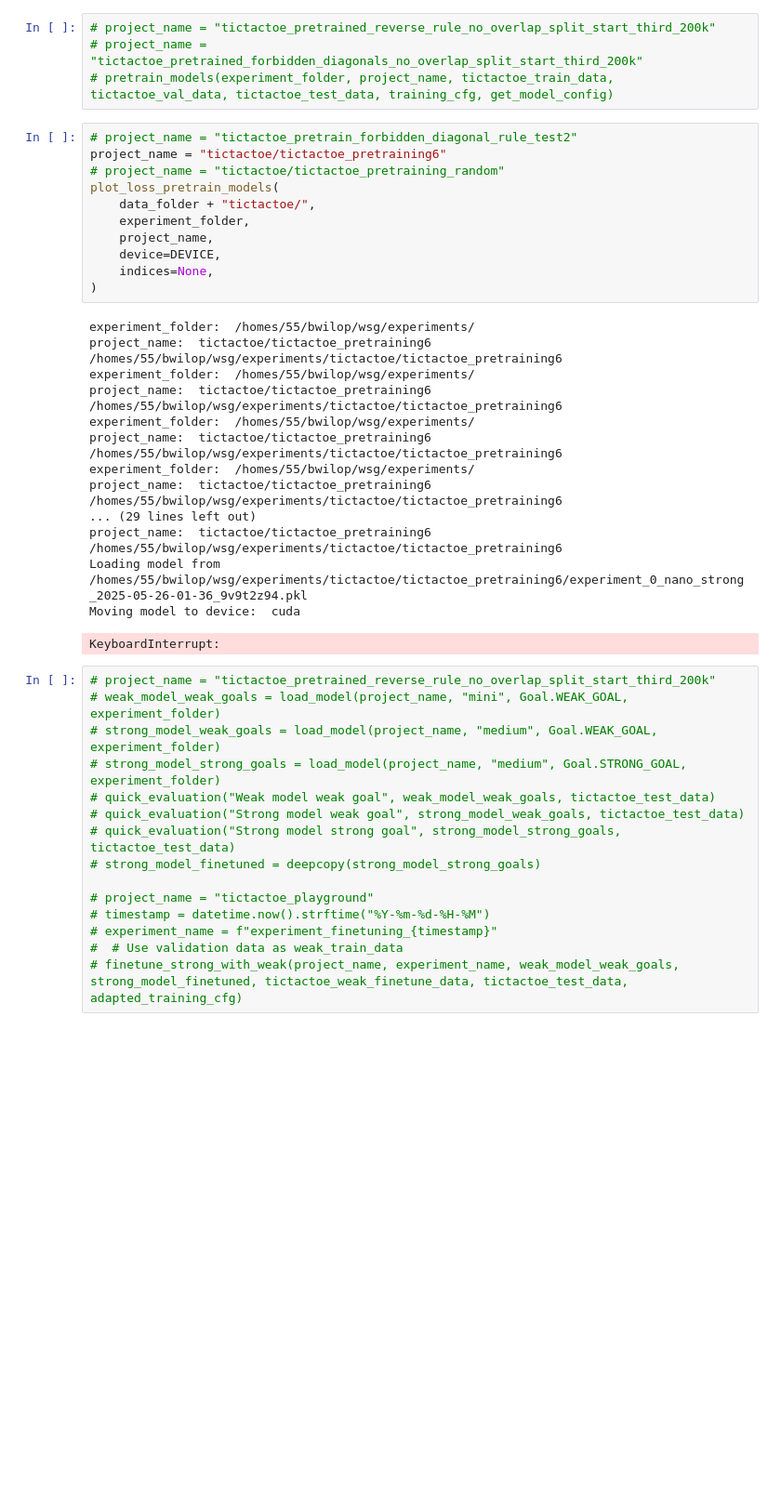
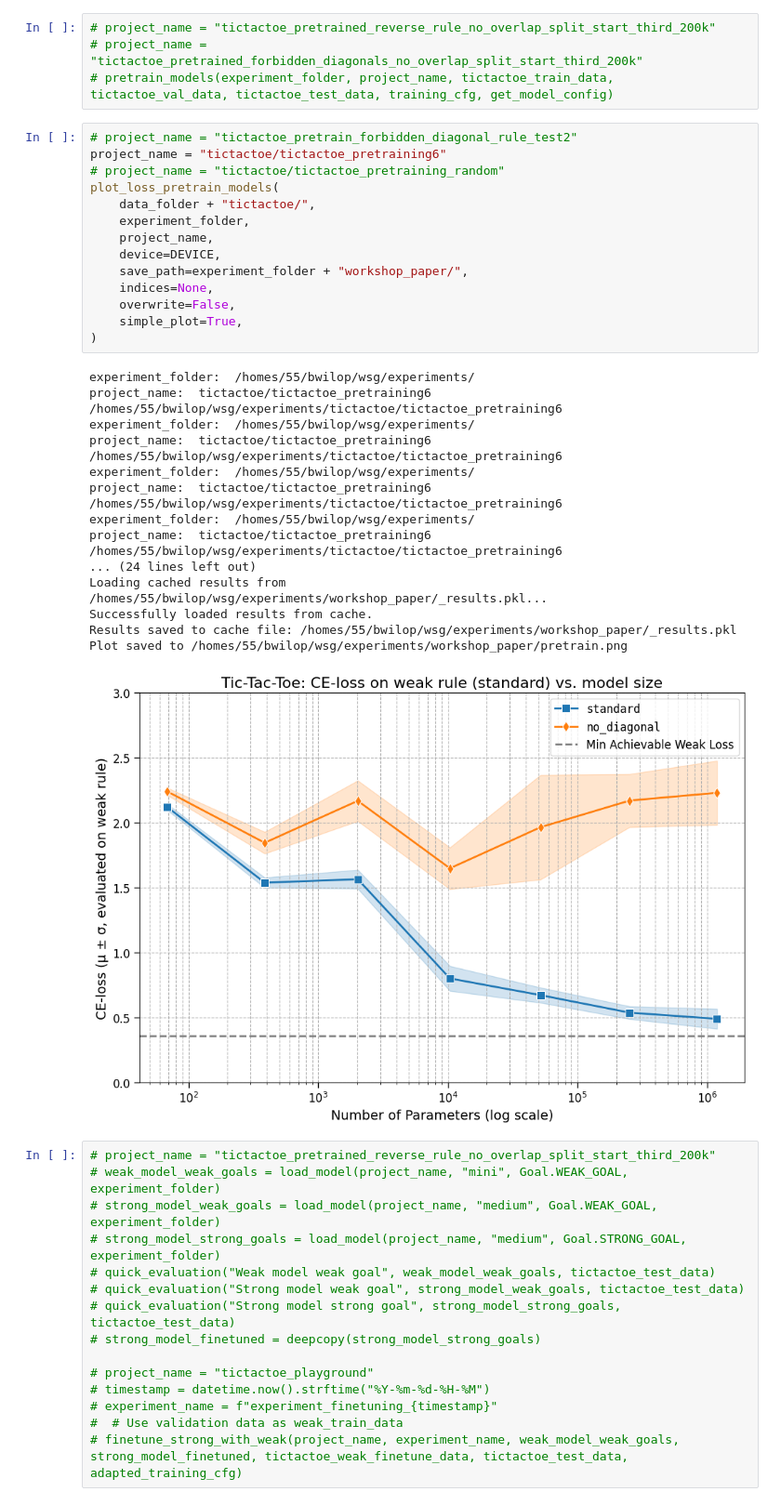
Before and after one commit to BenWilop/WSG_games, a Jupyter notebook: playground_WSG_games.ipynb, the cells around one changed output. Shown at 93% size. Drawn from its saved outputs; the diff is of its cells as text; blank space fills up the shorter version.

```diff
--- a/playground_WSG_games.ipynb
+++ b/playground_WSG_games.ipynb
@@ -223,33 +222,36 @@ Exception:
 # %%
 # project_name = "tictactoe_pretrain_forbidden_diagonal_rule_test2"
 project_name = "tictactoe/tictactoe_pretraining6"
 # project_name = "tictactoe/tictactoe_pretraining_random"
 plot_loss_pretrain_models(
     data_folder + "tictactoe/",
     experiment_folder,
     project_name,
     device=DEVICE,
+    save_path=experiment_folder + "workshop_paper/",
     indices=None,
+    overwrite=False,
+    simple_plot=True,
 )
 # %% [output]
 experiment_folder:  /homes/55/bwilop/wsg/experiments/
 project_name:  tictactoe/tictactoe_pretraining6
 /homes/55/bwilop/wsg/experiments/tictactoe/tictactoe_pretraining6
 experiment_folder:  /homes/55/bwilop/wsg/experiments/
 project_name:  tictactoe/tictactoe_pretraining6
 /homes/55/bwilop/wsg/experiments/tictactoe/tictactoe_pretraining6
 experiment_folder:  /homes/55/bwilop/wsg/experiments/
 project_name:  tictactoe/tictactoe_pretraining6
 /homes/55/bwilop/wsg/experiments/tictactoe/tictactoe_pretraining6
 experiment_folder:  /homes/55/bwilop/wsg/experiments/
 project_name:  tictactoe/tictactoe_pretraining6
 /homes/55/bwilop/wsg/experiments/tictactoe/tictactoe_pretraining6
-... (29 lines left out)
-project_name:  tictactoe/tictactoe_pretraining6
-/homes/55/bwilop/wsg/experiments/tictactoe/tictactoe_pretraining6
-Loading model from /homes/55/bwilop/wsg/experiments/tictactoe/tictactoe_pretraining6/experiment_0_nano_strong_2025-05-26-01-36_9v9t2z94.pkl
-Moving model to device:  cuda
+... (24 lines left out)
+Loading cached results from /homes/55/bwilop/wsg/experiments/workshop_paper/_results.pkl...
+Successfully loaded results from cache.
+Results saved to cache file: /homes/55/bwilop/wsg/experiments/workshop_paper/_results.pkl
+Plot saved to /homes/55/bwilop/wsg/experiments/workshop_paper/pretrain.png
-KeyboardInterrupt:
+[figure, added]
 # %%
 # project_name = "tictactoe_pretrained_reverse_rule_no_overlap_split_start_third_200k"
 # weak_model_weak_goals = load_model(project_name, "mini", Goal.WEAK_GOAL, experiment_folder)
```
Also changed, not shown: parts of 4 cells of this notebook, 3 other files.
